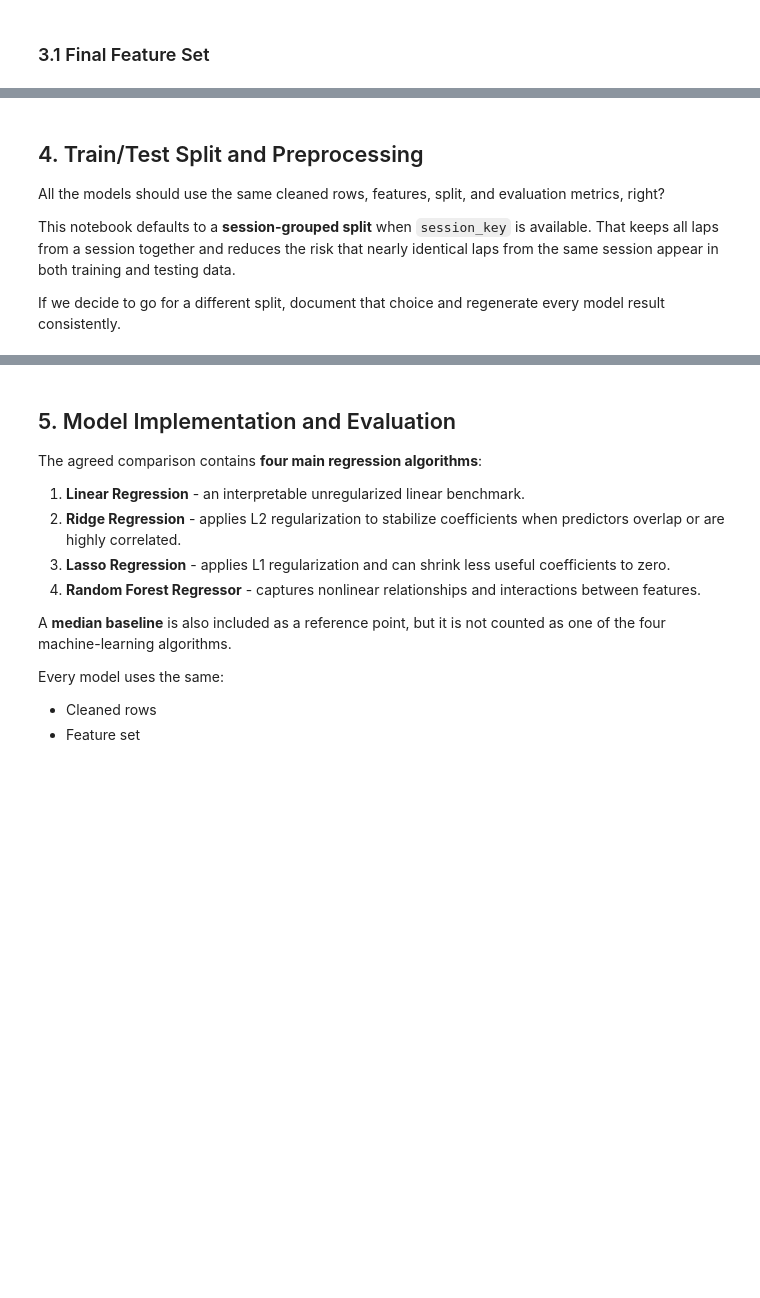
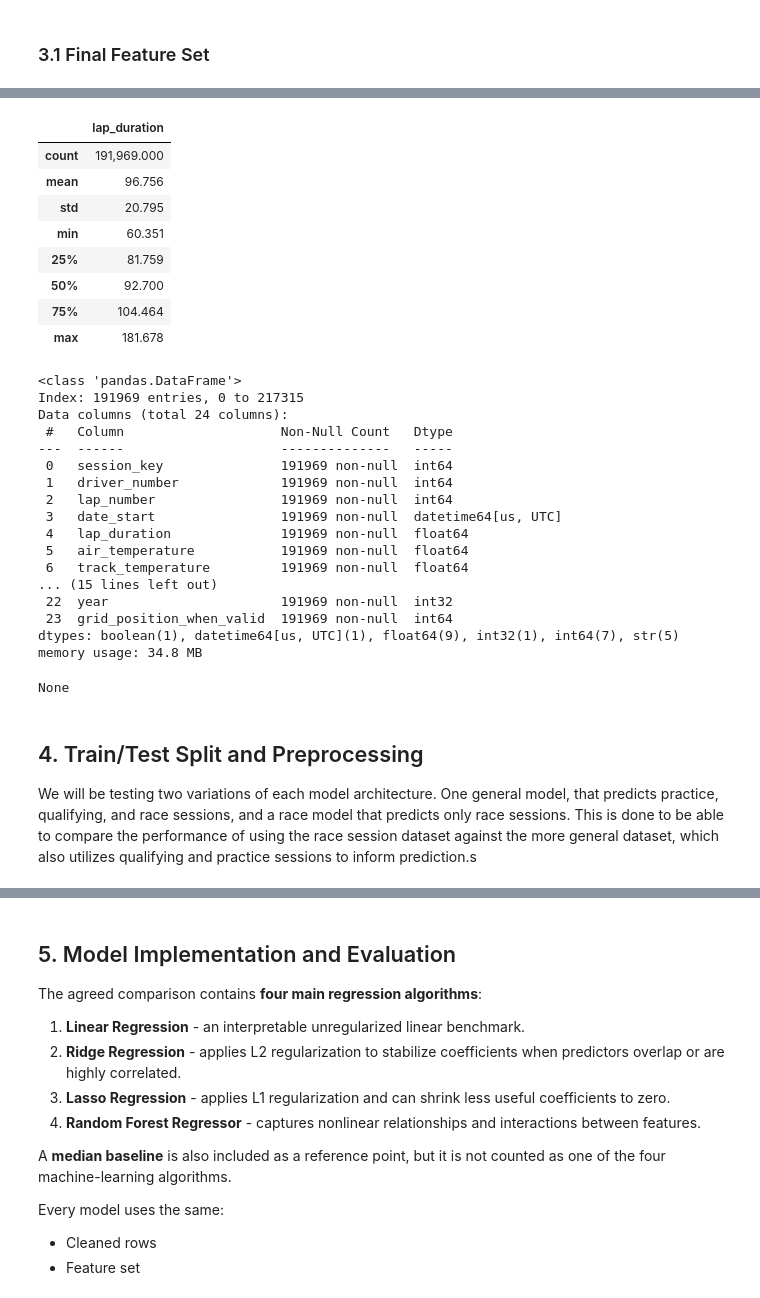
Before and after one commit to Sean-Staszewski/F1-Grand-Prix-Predictor, a Jupyter notebook: Project_Notebook_Results.ipynb, the cells around one changed output, grey strips where cells are left out. Saved outputs shown, nothing was run; the diff lists cells and outputs as text; code cells hidden in the pictures; blank space fills up the shorter version.

```diff
--- a/Project_Notebook_Results.ipynb
+++ b/Project_Notebook_Results.ipynb
@@ -872,25 +882,49 @@ if not model_features:
 # %%
 # CODE DOWN BELOW IS PREVIOUSLY MADE, I DIDNT WANNA JUST DELETE IT - Andres
 
 
 
-# df = df.dropna().drop_duplicates()
+df_clean = df_clean.dropna().drop_duplicates()
 
 # # Within lap times, the maximum values are drastically large, and it can be reasonably assumed they are erronious.
 # # Thus I will remove the 93rd percentile of laps so the linear regression models won't be penalized by unrealistic lap times.
-# cutoff = df["lap_duration"].quantile(0.93)
-# df_cleaned = df[df["lap_duration"] <= cutoff]
+cutoff = df_clean["lap_duration"].quantile(0.93)
+df_clean = df_clean[df_clean["lap_duration"] <= cutoff]
 
-# display(df_cleaned[["lap_duration"]].describe())
-# display(df_cleaned.info())
+display(df_clean[["lap_duration"]].describe())
+display(df_clean.info())
+# %% [output]
+|  | lap_duration |
+| count | 191,969.000 |
+| mean | 96.756 |
+| std | 20.795 |
+| min | 60.351 |
+| 25% | 81.759 |
+| 50% | 92.700 |
+| 75% | 104.464 |
+| max | 181.678 |
+<class 'pandas.DataFrame'>
+Index: 191969 entries, 0 to 217315
+Data columns (total 24 columns):
+ #   Column                    Non-Null Count   Dtype
+---  ------                    --------------   -----
+ 0   session_key               191969 non-null  int64
+ 1   driver_number             191969 non-null  int64
+ 2   lap_number                191969 non-null  int64
+ 3   date_start                191969 non-null  datetime64[us, UTC]
+ 4   lap_duration              191969 non-null  float64
+ 5   air_temperature           191969 non-null  float64
+ 6   track_temperature         191969 non-null  float64
+... (15 lines left out)
+ 22  year                      191969 non-null  int32
+ 23  grid_position_when_valid  191969 non-null  int64
+dtypes: boolean(1), datetime64[us, UTC](1), float64(9), int32(1), int64(7), str(5)
+memory usage: 34.8 MB
+None
 # %% [markdown]
 ## 4. Train/Test Split and Preprocessing
 
-All the models should use the same cleaned rows, features, split, and evaluation metrics, right?
-
-This notebook defaults to a **session-grouped split** when `session_key` is available. That keeps all laps from a session together and reduces the risk that nearly identical laps from the same session appear in both training and testing data.
-
-If we decide to go for a different split, document that choice and regenerate every model result consistently.
+We will be testing two variations of each model architecture. One general model, that predicts practice, qualifying, and race sessions, and a race model that predicts only race sessions. This is done to be able to compare the performance of using the race session dataset against the more general dataset, which also utilizes qualifying and practice sessions to inform prediction.s
 # %%
 X = df_clean[model_features].copy()
 y = df_clean[TARGET].astype(float).copy()
```
Also changed, not shown: parts of 16 cells of this notebook.
